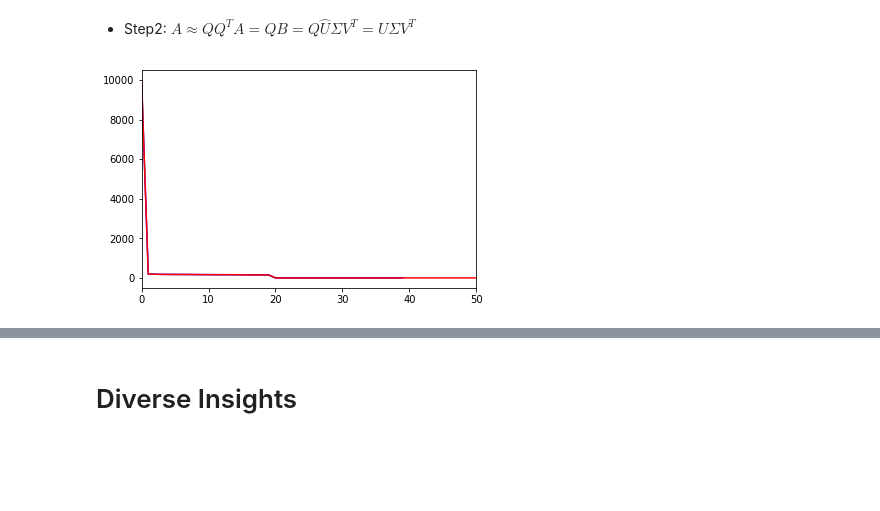
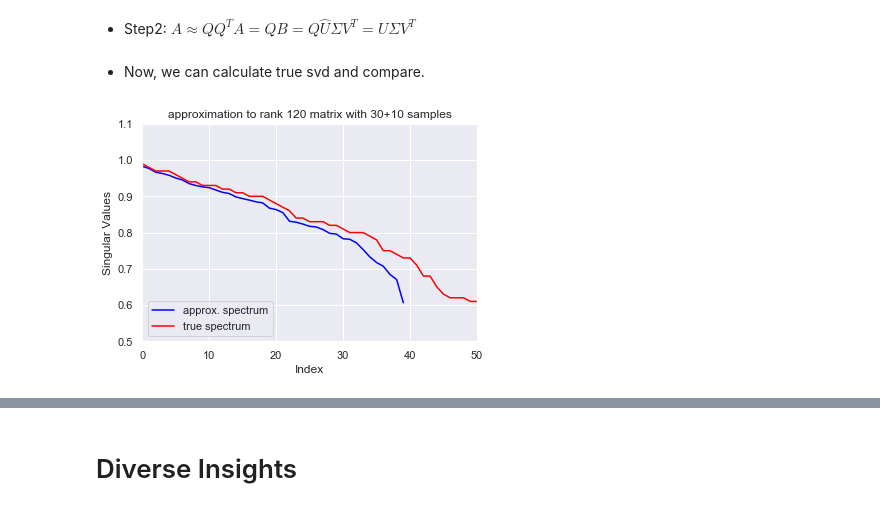
Before and after one commit to seho0808/randomizedSVD, a Jupyter notebook: rsvd in python.ipynb, the cells around one changed output, grey strips where cells are left out. Saved outputs shown, nothing was run; the diff lists cells and outputs as text; code cells hidden in the pictures; blank space fills up the shorter version.

```diff
--- a/rsvd in python.ipynb
+++ b/rsvd in python.ipynb
@@ -81,16 +138,20 @@ U = np.matmul(Q,U_hat)
+# %% [markdown]
+* Now, we can calculate true svd and compare.
 # %%
 # True SVD of A
 U2,S2,V2 = np.linalg.svd(A)
-# %%
-import matplotlib.pyplot as plt
-plt.plot(S,color = "blue")
-plt.plot(S2,color="red")
-plt.xlim(0,50)
-#plt.ylim(0,100)
-plt.show()
-########### LOOK CLOSELY ON THE 39 MARK. YOU CAN SEE WHERE SVD OF B ENDS. THIS PROVES HOW ACCURATE IT IS
-# %% [output]
-[figure, removed]
+# %%
+plt.plot(S,color = "blue",label='approx. spectrum')
+plt.plot(S2,color="red",label='true spectrum')
+plt.xlim(0,50)
+plt.ylim(0.5,1.1)
+plt.title("approximation to rank 120 matrix with 30+10 samples")
+plt.xlabel("Index")
+plt.ylabel("Singular Values")
+plt.legend(loc='lower left')
+plt.show()
+# %% [output]
+[figure, added]
 # %%
 # Difference in size of the approximated spectrum and the true spectrum. It is very small.
 concS2 = S2[:40]
```
Also changed, not shown: parts of 28 cells of this notebook.
